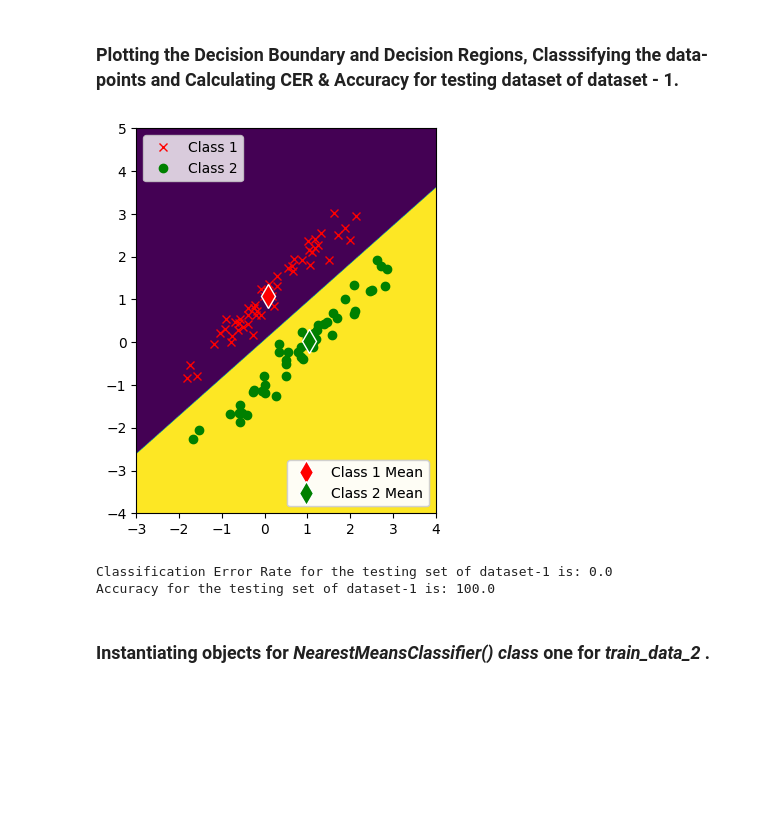
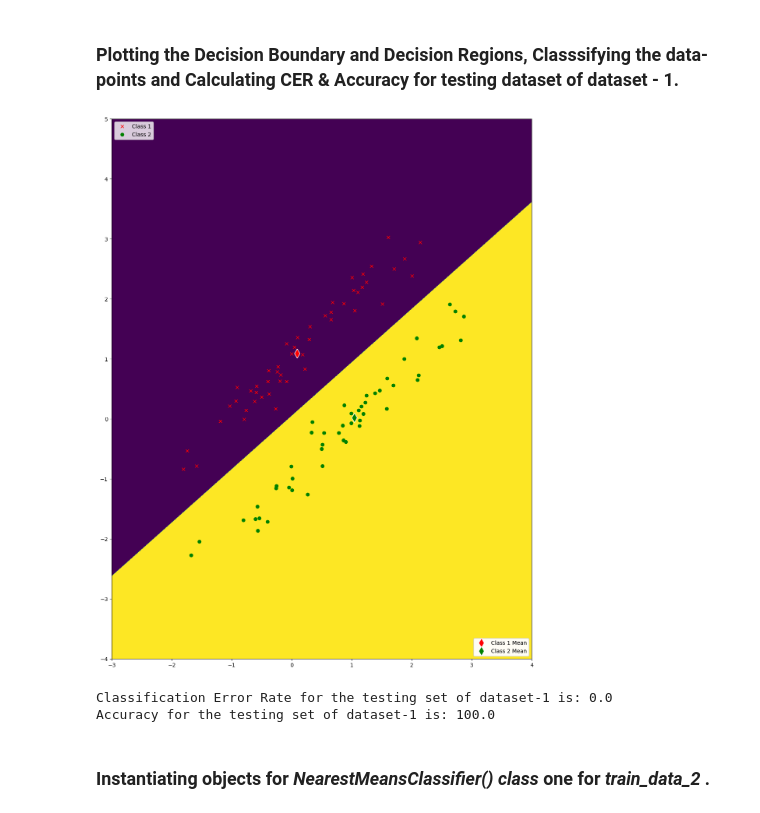
Before and after one commit to SudeshKumarSK/ee559-mlOne, a Jupyter notebook: homeworkOne.ipynb, the cells around one changed output. Saved outputs shown, nothing was run; the diff lists cells and outputs as text; code cells hidden in the pictures; blank space fills up the shorter version.

```diff
--- a/homeworkOne.ipynb
+++ b/homeworkOne.ipynb
@@ -147,18 +147,18 @@ Accuracy for the training set of dataset-1 is: 100.0
 # %%
 X_test_1, n_test_1, T_test_1 = nmc_1.transformTestData(test_data=test_data_1)
 
-nmc_1.plotDecisionBoundaries(training=X_test_1, label_train=T_test_1, sample_mean=class_means_1, fsize=(10, 5))
+nmc_1.plotDecisionBoundaries(training=X_test_1, label_train=T_test_1, sample_mean=class_means_1, fsize=(18, 18))
 
-Y_hat_test_1 = nmc_1.classify(X=X_test_1)
+Y_hat_test_1 = nmc_1.classify(X=X_test_1, sample_means=class_means_1)
 
 CER_test_1 = nmc_1.calculateCER(T=T_test_1, Y_hat=Y_hat_test_1, percentageFlag=True)
 
 accuracy_test_1 = nmc_1.calculateAccuracy(T=T_test_1, Y_hat=Y_hat_test_1, percentageFlag=True)
 
 print(f"Classification Error Rate for the testing set of dataset-1 is: {CER_test_1}")
 print(f"Accuracy for the testing set of dataset-1 is: {accuracy_test_1}")
 # %% [output]
-[figure, old version]
+[figure, new version]
 Classification Error Rate for the testing set of dataset-1 is: 0.0
 Accuracy for the testing set of dataset-1 is: 100.0
 # %% [markdown]
```
Also changed, not shown: parts of 52 cells of this notebook.
